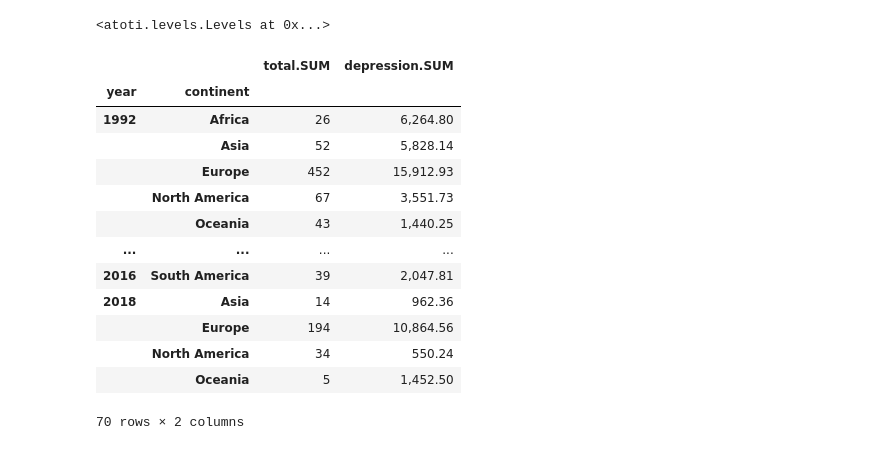
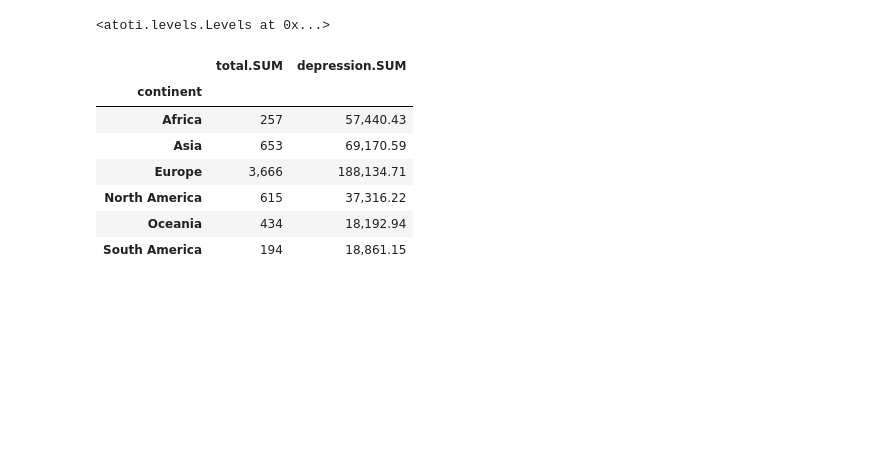
Before and after one commit to nadunvindy/Data-Warehousing-Project-1, a Jupyter notebook: Project1 Cube Creation.ipynb, the cells around one changed output. Cells and saved outputs as stored; diff of their text form; code cells hidden in the pictures; blank space fills up the shorter version.

```diff
--- a/Project1 Cube Creation.ipynb
+++ b/Project1 Cube Creation.ipynb
@@ -142,20 +132,14 @@ testcube.levels
 # %%
 testcube.hierarchies["Time", "year"]= [time["year"]]
 # %%
-testcube.query(measures["total.SUM"],measures["depression.SUM"], levels=[levels["Time","year","year"],levels["Countries",'continent','continent']])
+testcube.query(measures["total.SUM"],measures["depression.SUM"], levels=[levels["Countries",'continent','continent']])
 # %% [output]
-|  |  | total.SUM | depression.SUM |
-| year | continent |  |  |
-| 1992 | Africa | 26 | 6,264.80 |
-|  | Asia | 52 | 5,828.14 |
-|  | Europe | 452 | 15,912.93 |
-|  | North America | 67 | 3,551.73 |
-|  | Oceania | 43 | 1,440.25 |
-| ... | ... | ... | ... |
-| 2016 | South America | 39 | 2,047.81 |
-| 2018 | Asia | 14 | 962.36 |
-|  | Europe | 194 | 10,864.56 |
-|  | North America | 34 | 550.24 |
-|  | Oceania | 5 | 1,452.50 |
+|  | total.SUM | depression.SUM |
+| continent |  |  |
+| Africa | 257 | 57,440.43 |
+| Asia | 653 | 69,170.59 |
+| Europe | 3,666 | 188,134.71 |
+| North America | 615 | 37,316.22 |
+| Oceania | 434 | 18,192.94 |
+| South America | 194 | 18,861.15 |
-70 rows × 2 columns
 # %%
```
Also changed, not shown: parts of 10 cells of this notebook, 1 other file.
